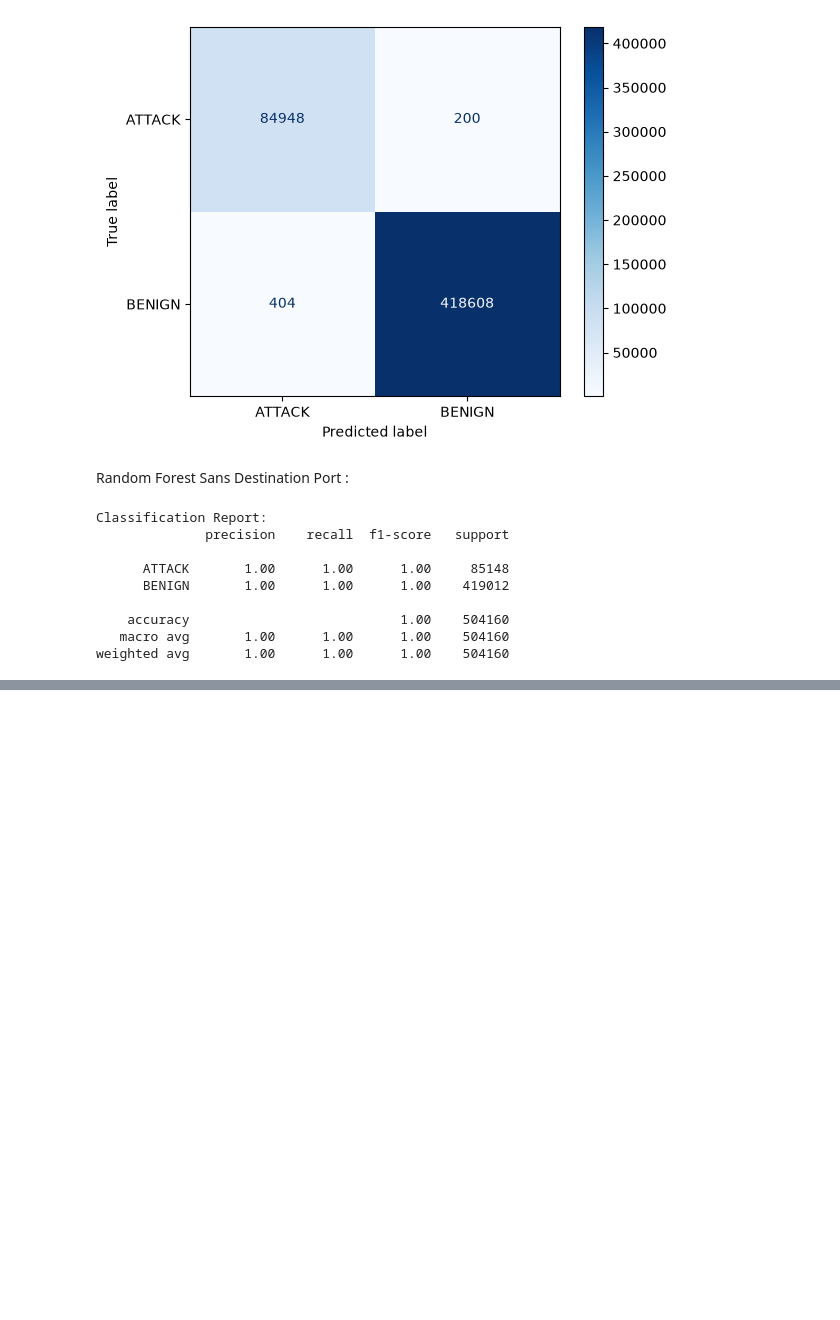
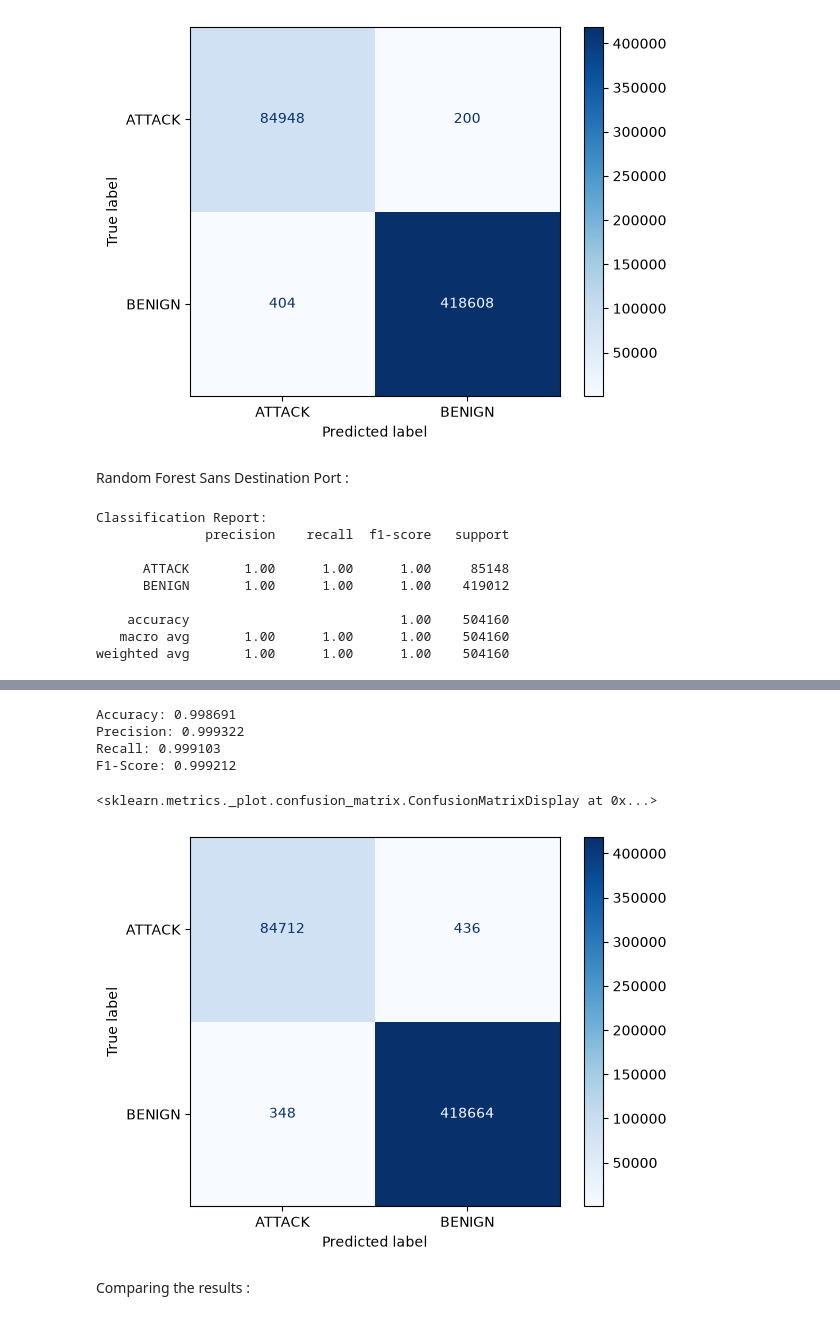
Before and after one commit to medo495/Intrusion-Detection-ML, a Jupyter notebook: notebooks/04_Binary_Classification.ipynb, the cells around one changed output, grey strips where cells are left out. Cells and saved outputs as stored; diff of their text form; code cells hidden in the pictures; blank space fills up the shorter version.

```diff
--- a/notebooks/04_Binary_Classification.ipynb
+++ b/notebooks/04_Binary_Classification.ipynb
@@ -336,0 +432,21 @@ ConfusionMatrixDisplay.from_predictions(
+# %%
+# Creation du modele XGBoost
+xgb = XGBClassifier(
+    objective='binary:logistic',
+    n_estimators=100,
+    max_depth=6,
+    learning_rate=0.1,
+    random_state=42,
+    n_jobs=-1,
+    eval_metric="logloss"
+)
+# %%
+# Entrainement du modele
+import time
+
+start_time = time.time()
+
+xgb.fit(X_train, y_train)
+
+end_time = time.time()
+print(f"Training time: {end_time - start_time:.2f} seconds")
@@ -336,0 +455,3 @@ ConfusionMatrixDisplay.from_predictions(
+# %%
+# Prediction sur l'ensemble de test
+y_pred_xgb = xgb.predict(X_test)
@@ -336,0 +472,29 @@ ConfusionMatrixDisplay.from_predictions(
+# %%
+# metriques
+accuracy = accuracy_score(y_test, y_pred_rf)
+precision = precision_score(y_test, y_pred_rf)
+recall = recall_score(y_test, y_pred_rf)
+f1 = f1_score(y_test, y_pred_rf)
+
+print(f"Accuracy: {accuracy:.6f}")
+print(f"Precision: {precision:.6f}")
+print(f"Recall: {recall:.6f}")
+print(f"F1-Score: {f1:.6f}")
+# %% [output]
+Accuracy: 0.998691
+Precision: 0.999322
+Recall: 0.999103
+F1-Score: 0.999212
+# %%
+# Matrice de confusion pour le modèle XGBoost
+ConfusionMatrixDisplay.from_predictions(
+    y_test,
+    y_pred_xgb,
+    display_labels=encoder.classes_,
+    cmap=plt.cm.Blues
+)
+# %% [output]
+<sklearn.metrics._plot.confusion_matrix.ConfusionMatrixDisplay at 0x...>
+[figure, added]
+# %% [markdown]
+Comparing the results :
```
Also changed, not shown: parts of 20 cells of this notebook, 4 other files.
